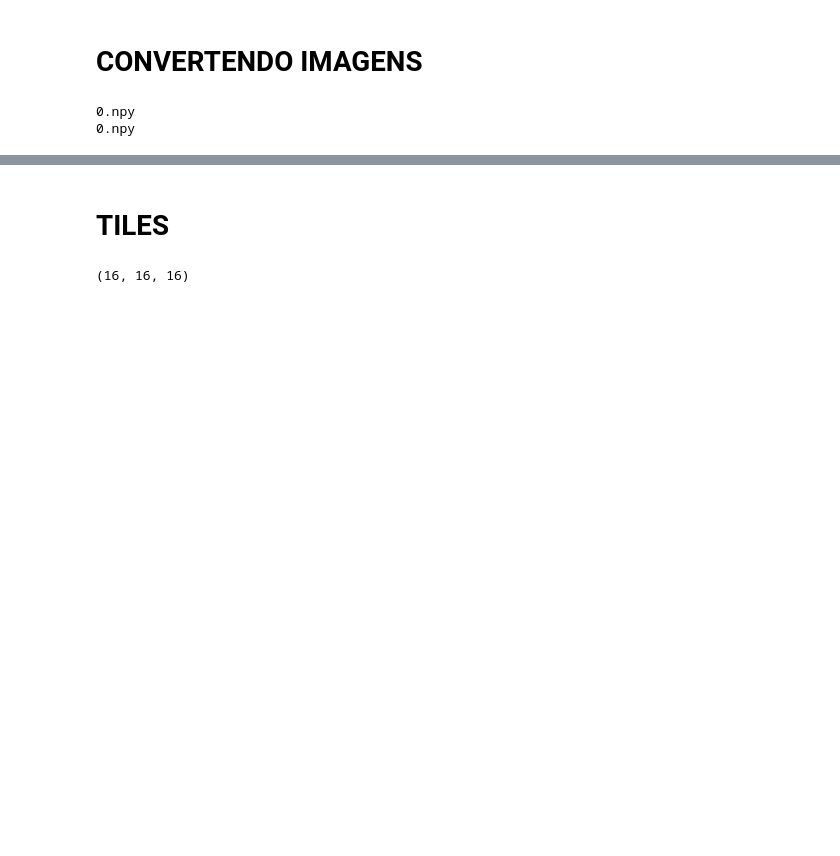
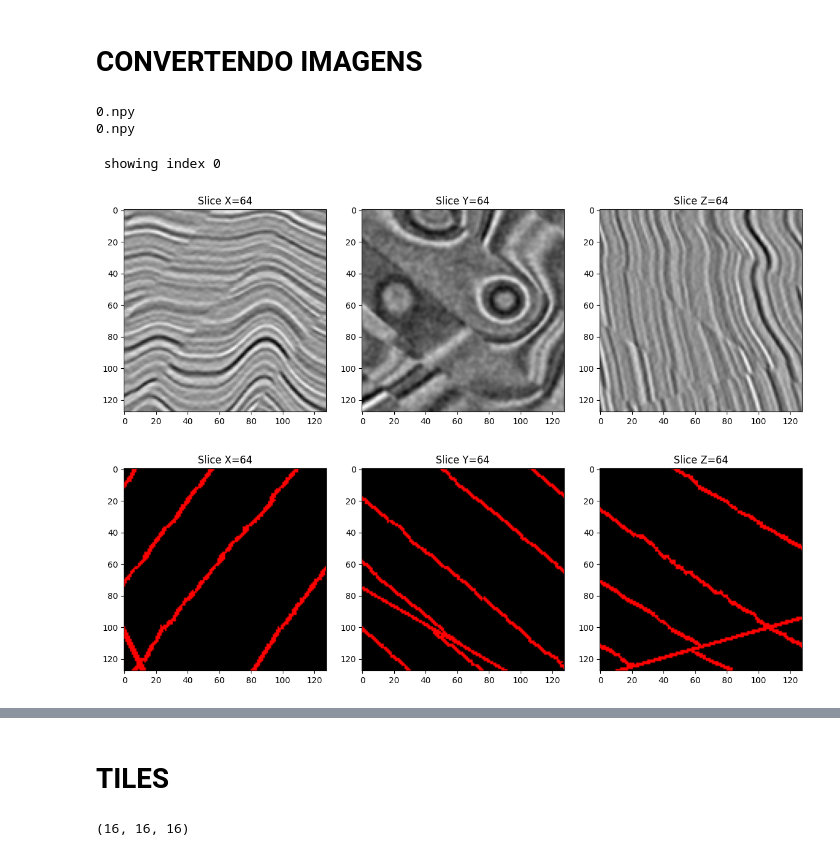
Before and after one commit to KlaussMarchi/Falhas, a Jupyter notebook: Dataset/dataset0/Format.ipynb, the cells around one changed output, grey strips where cells are left out. Saved outputs shown, nothing was run; the diff lists cells and outputs as text; code cells hidden in the pictures; blank space fills up the shorter version.

```diff
--- a/Dataset/dataset0/Format.ipynb
+++ b/Dataset/dataset0/Format.ipynb
@@ -42,6 +43,48 @@ print(masks[0])
 # %% [output]
 0.npy
 0.npy
+# %%
+def formatAxis(img):
+    return np.transpose(img, (0, 2, 1))
+
+def showTile(img, mask=False):
+    fig, axes = plt.subplots(1, 3, figsize=(12, 4))
+
+    mid_x = img.shape[0] // 2
+    mid_y = img.shape[1] // 2
+    mid_z = img.shape[2] // 2
+
+    slices = [
+        img[mid_x, :, :],  # Plano YZ (Corte ao longo do eixo X)
+        img[:, mid_y, :],  # Plano XZ (Corte ao longo do eixo Y)
+        img[:, :, mid_z]   # Plano XY (Corte ao longo do eixo Z)
+    ]
+
+    cmap_config = ListedColormap(['black', 'red', 'green', 'blue']) if mask else 'gray'
+    vmin, vmax  = (0, 3) if mask else (None, None)
+    titles = [f'Slice X={mid_x}', f'Slice Y={mid_y}', f'Slice Z={mid_z}']
+
+    for i, ax in enumerate(axes):
+        ax.imshow(slices[i], cmap=cmap_config, vmin=vmin, vmax=vmax)
+        ax.set_title(titles[i])
+
+    plt.tight_layout()
+    plt.show()
+
+def getImage(base_path, file_name):
+    return formatAxis(np.load(os.path.join(base_path, file_name)))
+
+for i, (img_path, msk_path) in enumerate(zip(images, masks)):
+    if i == 1:
+        break
+
+    print(f'\n\n showing index {i}')
+    showTile(getImage('original/images', img_path), mask=False)
+    showTile(getImage('original/masks',  msk_path), mask=True)
+# %% [output]
+ showing index 0
+[figure, added]
+[figure, added]
 # %%
 setFolder('images')
 setFolder('masks')
```
Also changed, not shown: parts of 5 cells of this notebook, 6 other files.
